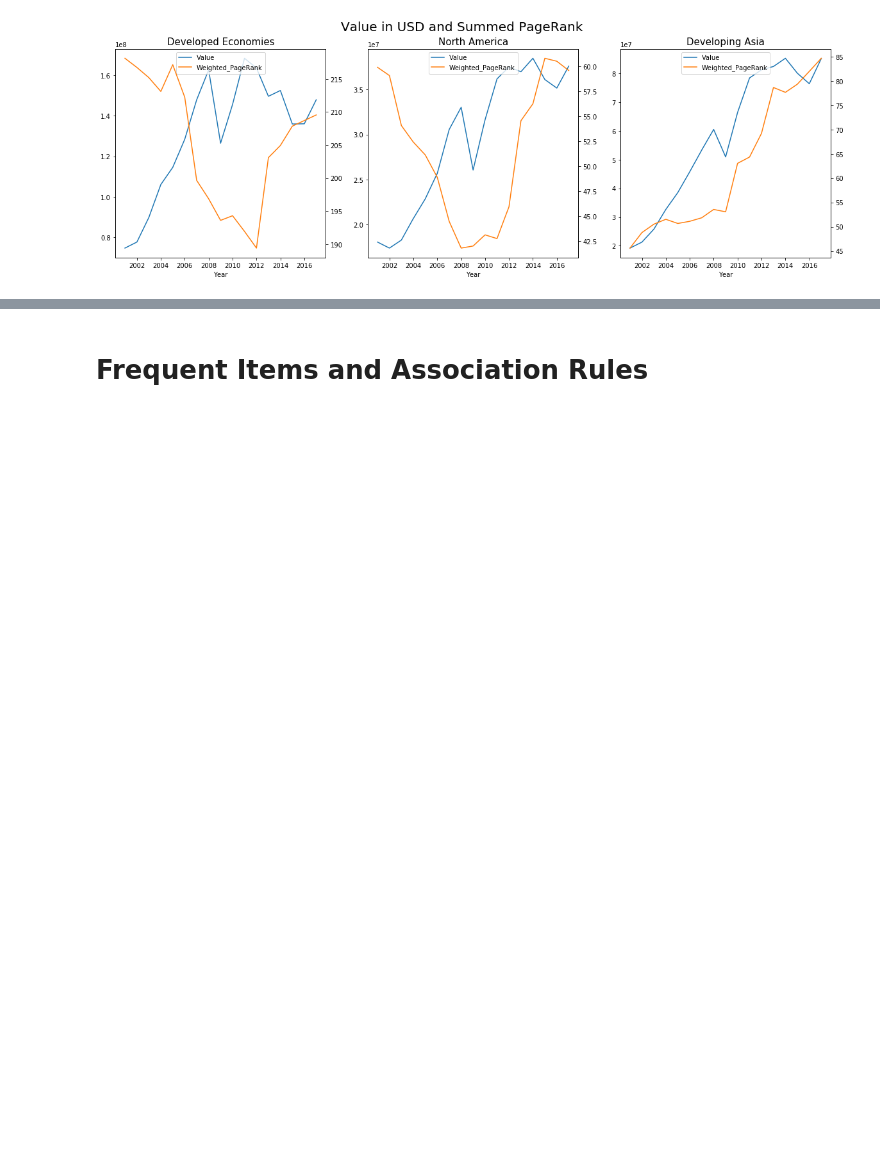
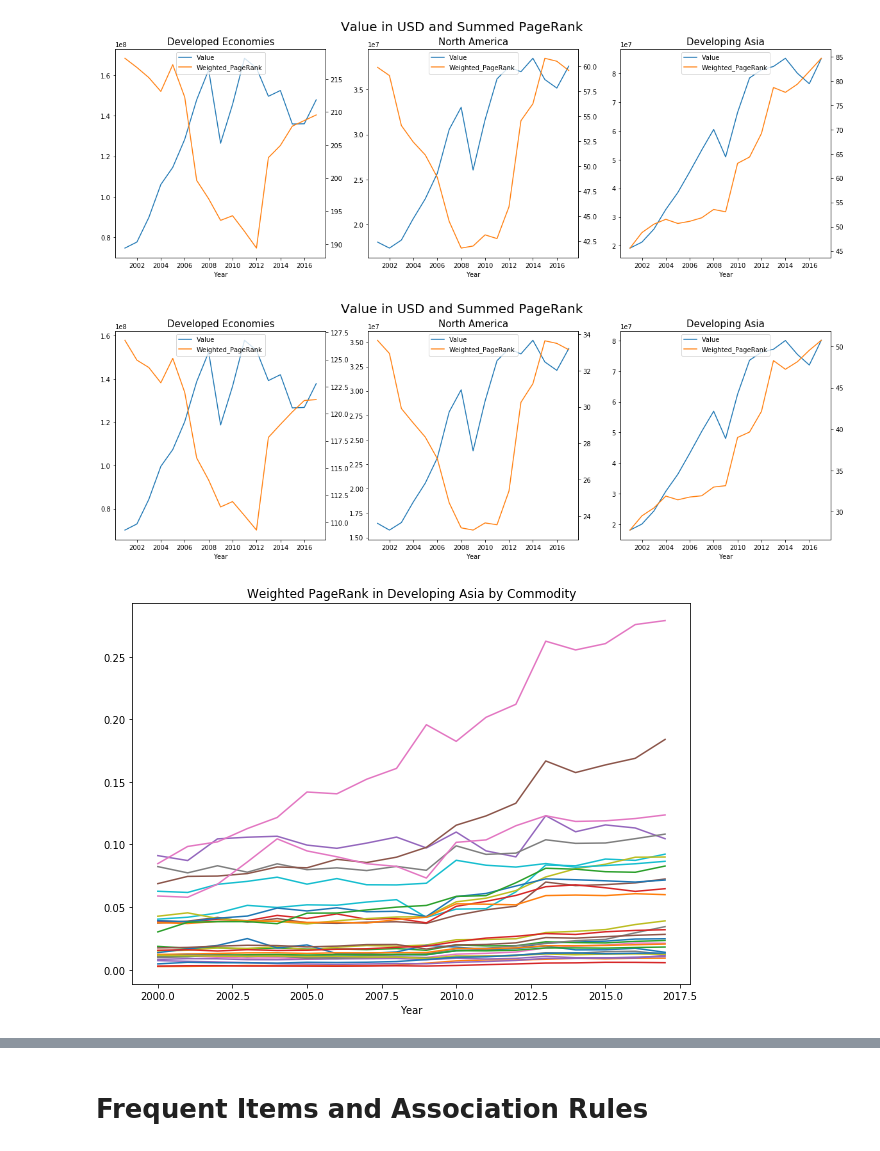
Before and after one commit to gbaasch/data_mining, a Jupyter notebook: eda.ipynb, the cells around one changed output, grey strips where cells are left out. Drawn from its saved outputs; the diff is of its cells as text; code cells hidden in the pictures; blank space fills up the shorter version.

```diff
--- a/eda.ipynb
+++ b/eda.ipynb
@@ -192,6 +200,11 @@ plt.suptitle("Plot Page Ranks", fontsize=40);
 # %% [markdown]
 ### REDUCED PLOTS FOR REPORT
 # %%
+df = pd.read_csv('./data/merchandise_values_page_ranks_weighted_unweighted.csv')
+exports_page_rank_df = df[df['Year'] > 2000]
+
+
+
 def plot_page_ranks_values(country, df, axes, col, by_commodity=False):
     axes[col].set_title(country, fontsize=15)
     country_exports = df[df['Reporter_description'] == country]
@@ -235,6 +248,31 @@ plt.suptitle("Value in USD and Summed PageRank", fontsize=20);
 # df_largest
 # %% [output]
 [figure]
+# %%
+df = pd.read_csv('./data/merchandise_values_page_ranks_weighted_unweighted_new.csv')
+exports_page_rank_df = df[df['Year'] > 2000]
+
+fig, axes = plt.subplots(1, 3, figsize=(20, 6))
+plot_page_ranks_values('Developed Economies', exports_page_rank_df, axes, 0)
+plot_page_ranks_values('North America', exports_page_rank_df, axes, 1)
+plot_page_ranks_values('Developing Asia', exports_page_rank_df, axes, 2)
+plt.suptitle("Value in USD and Summed PageRank", fontsize=20);
+
+df_asia = df[df['Reporter_description'] == 'Developing Asia']
+integrated = exports_page_rank_df[exports_page_rank_df['Indicator_description'] == 'Integrated circuits and electronic components']
+integrated.nlargest(20, 'Weighted_PageRank')
+
+df_asia = df_asia.groupby(['Year', 'Indicator_description']).mean()
+ax = df_asia['Weighted_PageRank'].unstack().plot(
+    figsize=(10, 7),
+    legend=False,
+    title='Weighted PageRank in Developing Asia by Commodity');
+
+
+# df_asia.nsmallest(20, 'Weighted_PageRank')
+# %% [output]
+[figure, added]
+[figure, added]
 # %%
 # df_max = df.groupby(['Year', 'Reporter_description']).max()
 # df_max
```
Also changed, not shown: parts of 6 cells of this notebook, 16 other files.
